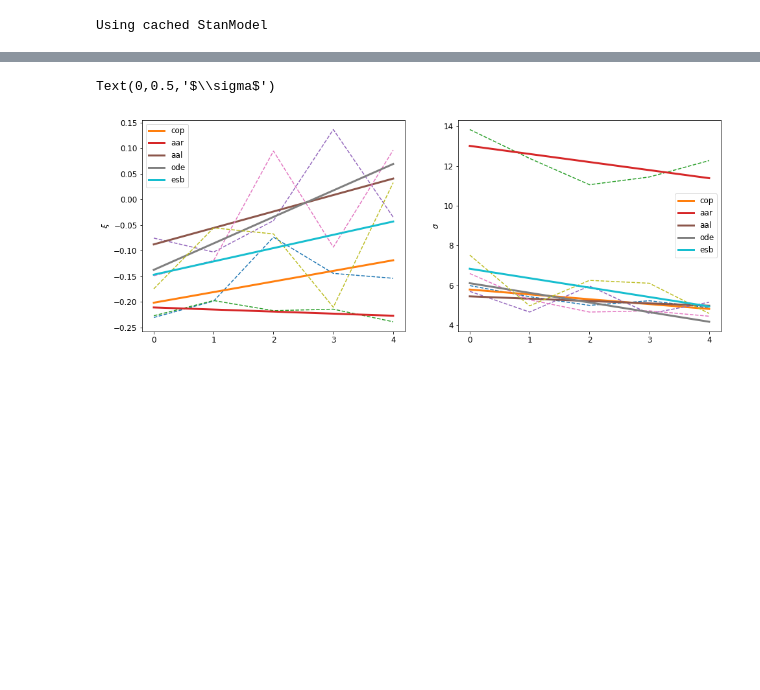
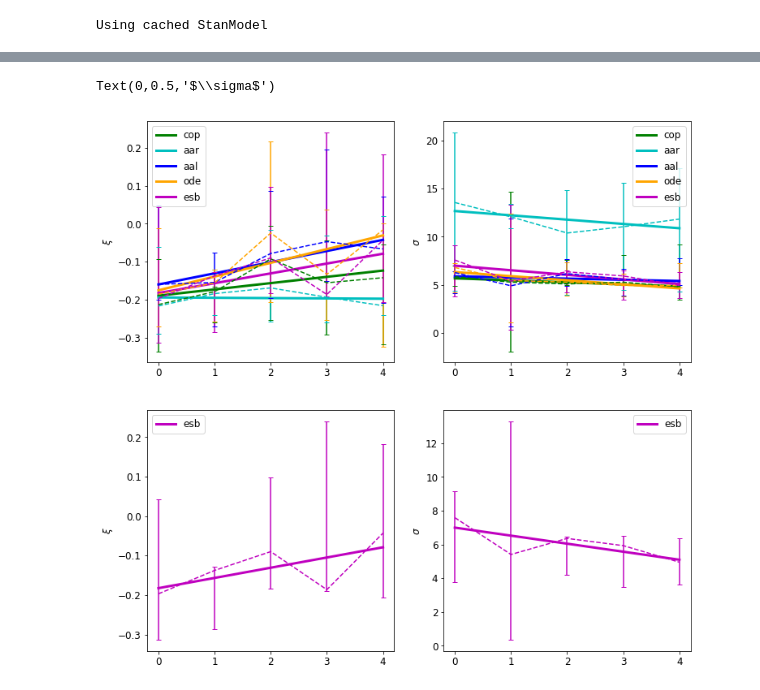
Before and after one commit to FelixBoelle/BDA-project, a Jupyter notebook: BDA-extremeWindDenmark.ipynb, the cells around one changed output, grey strips where cells are left out. Drawn from its saved outputs; the diff is of its cells as text; code cells hidden in the pictures; blank space fills up the shorter version.

```diff
--- a/BDA-extremeWindDenmark.ipynb
+++ b/BDA-extremeWindDenmark.ipynb
@@ -186,6 +234,6 @@ functions {
 //    predccdf[nt] = exp(gpareto_lccdf(rep_vector(yt[nt],1) | ymin, k, sigma));
 }
 # %%
-model_hier = stan_utility.compile_model('wind_sep.stan')
+model_hier = stan_utility.compile_model('wind_hier.stan')
 # %% [output]
 Using cached StanModel
@@ -194,0 +263,2 @@ Start with getting the samples
+# %%
+model_pool = stan_utility.compile_model('pooledpareto.stan')
@@ -194,0 +272,3 @@ Start with getting the samples
+# %%
+fit_pool = model_pool.sampling(data=data_pooled, seed = 1231)
+samples_pool = fit_pool.extract(permuted = True)
@@ -377,6 +575,8 @@ LOO-sep -14218.982527683951
 n_splits = 5 # 20/n_splits = time intervals
 sigmas = np.zeros((n_splits, len(city_name_end)))
 ks = np.zeros((n_splits,len(city_name_end)))
+k_25 = [[] for i in range(n_splits)]; k_97 = [[] for i in range(n_splits)]
+sig_25 = [[] for i in range(n_splits)]; sig_97 = [[] for i in range(n_splits)]
 for n_split in range(n_splits):
     # load data
     for i,my_city in enumerate(city_name_end):
@@ -390,7 +590,7 @@ for n_split in range(n_splits):
             wind_data_cut = np.sort(init_data)
         else:
             wind_data_cut = np.append(wind_data_cut,np.sort(init_data))
-    # separate model
+    # hierarchichal model
     tail_bool_cut = wind_data_cut > tail_cutoff
     tail_data_cut = wind_data_cut[tail_bool_cut]
     # Prepare data for stan model
@@ -414,35 +614,72 @@ for n_split in range(n_splits):
         dend = np.array([dend_cut[ctsf:ctsf+cti]]-dstart_cut[ctsf]+1)[0,:],
     )
 
-    #now use whichever model
+    #now use hierarchichal model
     fit_hier = model_hier.sampling(data=data, seed = 12863)
     samples_hier = fit_hier.extract(permuted = True)
-
+    k_25[n_split].append(np.percentile(samples_hier['k'],2.5,axis=0))
+    k_97[n_split].append(np.percentile(samples_hier['k'],97.5,axis=0))
+    sig_25[n_split].append(np.percentile(samples_hier['sigma'],2.5,axis=0))
+    sig_97[n_split].append(np.percentile(samples_hier['sigma'],97.5,axis=0))
     sigmas[n_split,:] = np.mean(samples_hier['sigma'],axis=0)
     ks[n_split,:] = np.mean(samples_hier['k'],axis=0)
 # %%
-# visualize splits
-fig,axes = plt.subplots(nrows = 1, ncols = 2, figsize=(16,6))
-ax = axes[0]
-for i in range(ks.shape[1]):
-    ax.plot(ks[:,i], ls = '--')
+# plot sigma and ks over years
+colors = ['g','c','b','orange','m']
+fig,axes = plt.subplots(nrows = 2, ncols = 2, figsize=(12,12))
+ax = axes[0,0]
+for i,my_city in enumerate(city_name_end):
+    ax.errorbar(np.arange(len(ks[:,i])),ks[:,i], ls = '--',
+                yerr = [abs(k_25[i][0] - ks[:,i]),abs(k_97[i][0] - ks[:,i])],
+                capsize = 3,
+                color = colors[i])
     ax.set_xticks(np.arange(n_splits))
     x = np.arange(n_splits)
     spl = UnivariateSpline(x, ks[:,i], k =1)
     xs = np.linspace(0, n_splits - 1, 100)
-    ax.plot(xs, spl(xs), lw=3, label = city_name_end[i])
+    ax.plot(xs, spl(xs), lw=3, label = city_name_end[i],color = colors[i])
 ax.legend(loc = 'best')
 ax.set_ylabel(r'$\xi$')
 
-ax = axes[1]
-for i in range(sigmas.shape[1]):
-    ax.plot(sigmas[:,i], ls = '--')
+ax = axes[0,1]
+for i,my_city in enumerate(city_name_end):
+    ax.errorbar(np.arange(len(sigmas[:,i])),sigmas[:,i], ls = '--',
+                yerr = [abs(sig_25[i][0] - sigmas[:,i]),abs(sig_97[i][0] - sigmas[:,i])],
+                capsize = 3,
+                color = colors[i])
     ax.set_xticks(np.arange(n_splits))
     spl = UnivariateSpline(x, sigmas[:,i],k = 1)
     xs = np.linspace(0, n_splits - 1, 100)
-    ax.plot(xs, spl(xs), lw=3,label = city_name_end[i])
+    ax.plot(xs, spl(xs), lw=3,label = city_name_end[i],color = colors[i])
 ax.legend(loc = 'best')
 ax.set_ylabel(r'$\sigma$')
+# show Esbjerg as a sample city separately
+ax = axes[1,0]
+for i in [-1]:
+    ax.errorbar(np.arange(len(ks[:,i])),ks[:,i], ls = '--',
+                yerr = [abs(k_25[i][0] - ks[:,i]),abs(k_97[i][0] - ks[:,i])],
+                capsize = 3,
+                color = colors[i])
+    ax.set_xticks(np.arange(n_splits))
+    x = np.arange(n_splits)
+    spl = UnivariateSpline(x, ks[:,i], k =1)
+    xs = np.linspace(0, n_splits - 1, 100)
+    ax.plot(xs, spl(xs), lw=3, label = city_name_end[i],color = colors[i])
+ax.legend(loc = 'best')
+ax.set_ylabel(r'$\xi$')
+
+ax = axes[1,1]
+for i in [-1]:
+    ax.errorbar(np.arange(len(sigmas[:,i])),sigmas[:,i], ls = '--',
+                yerr = [abs(sig_25[i][0] - sigmas[:,i]),abs(sig_97[i][0] - sigmas[:,i])],
+                capsize = 3,
+                color = colors[i])
+    ax.set_xticks(np.arange(n_splits))
+    spl = UnivariateSpline(x, sigmas[:,i],k = 1)
+    xs = np.linspace(0, n_splits - 1, 100)
+    ax.plot(xs, spl(xs), lw=3,label = city_name_end[i],color = colors[i])
+ax.legend(loc = 'best')
+ax.set_ylabel(r'$\sigma$')
 # %% [output]
 Text(0,0.5,'$\\sigma$')
-[figure, old version]
+[figure, new version]
```
Also changed, not shown: parts of 53 cells of this notebook, 1 other file.
